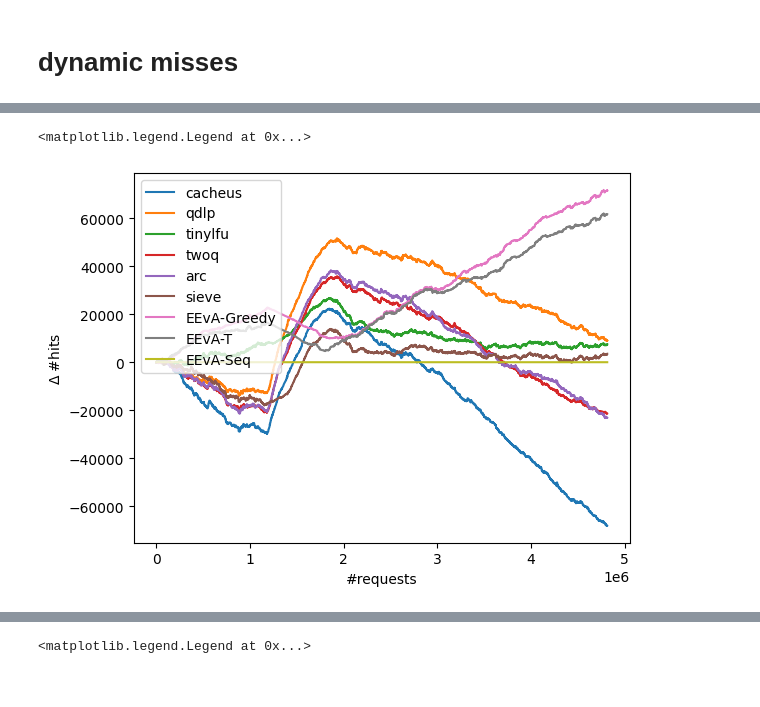
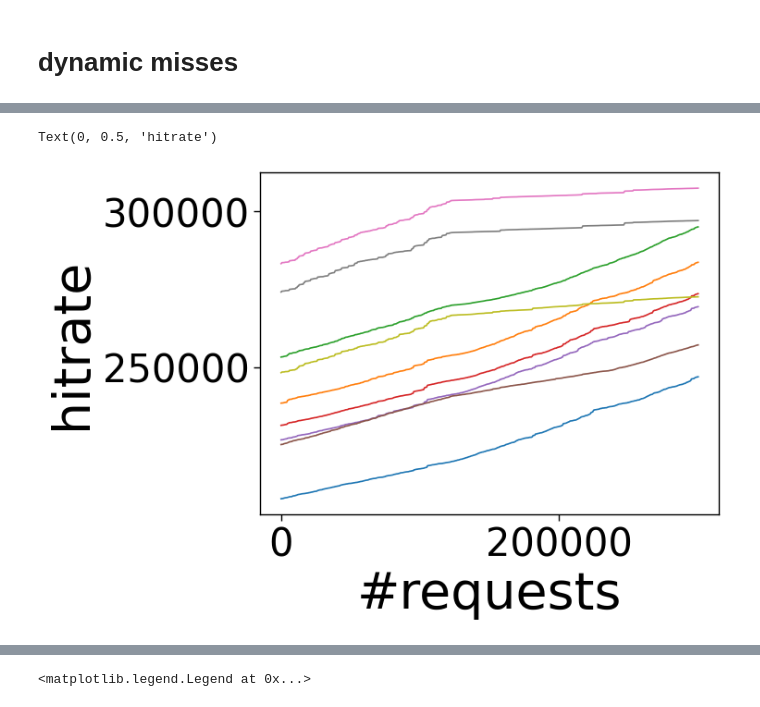
Before and after one commit to tmp2035/eeva, a Jupyter notebook: experiment_helpers/script_user.ipynb, the cells around one changed output, grey strips where cells are left out. Saved outputs shown, nothing was run; the diff lists cells and outputs as text; code cells hidden in the pictures.

```diff
--- a/experiment_helpers/script_user.ipynb
+++ b/experiment_helpers/script_user.ipynb
@@ -143,3 +147,36 @@ for dd in dat:
     for alg in dd.keys():
         algs.append(alg)
         arrs.append(np.cumsum(dd[alg][2][2]))
+# %%
+import matplotlib.pyplot as plt
+from eeva.utils.drawer import get_fig_set_style
+
+fig, ax, colors = get_fig_set_style(len(algs), (1,1), (21,14))
+linestyles = ["dotted", "dashed", "solid"]
+sm_param = 500_000
+thinning_param = 15_000
+for i, (color, hits, alg) in enumerate(zip(colors, arrs, algs)):
+    data = (hits[sm_param:] - hits[:-sm_param])/sm_param
+    x_data = np.arange(0, len(data), thinning_param)
+    data = data[::thinning_param]
+    if alg.lower().startswith("eeva"):
+        ax.plot(x_data, data, color = color,
+                label = alg, linewidth=3, linestyle = linestyles[i%3])
+    else:
+        ax.plot(x_data, data, color = color, label = alg, linewidth=3)
+    # ax.plot(hits[:sm_param], label = alg)
+ax.set_xlabel(r"$\#$ requested pages")
+ax.set_ylabel("Sliding Hit Rate")
+# plt.legend(loc="upper left")
+
+h, legend_ = ax.get_legend_handles_labels()
+ax.axvline(x = 1_500_000, color = "black", linewidth = 5)
+fig.legend(
+        h[:],
+        legend_[:],
+        ncol=5,
+        bbox_to_anchor=(0.0, -0.08, 1, 0.10),
+        loc="outside upper left",
+        mode="expand",
+        borderaxespad=0,
+    )
@@ -146,10 +191,13 @@ for dd in dat:
 # %%
 import matplotlib.pyplot as plt
+# plt, ax =
 for hits, alg in zip(arrs, algs):
-    plt.plot((hits - arrs[-1]), label = alg)
-plt.xlabel("#requests")
-plt.ylabel(r"$\Delta$ #hits")
-plt.legend(loc="upper left")
+    hits = hits[1_800_000:2_100_000]
+    plt.plot((hits)) #/(np.arange(1, len(hits) + 1)), label = alg)
+    plt.xlabel("#requests")
+plt.ylabel(r"hitrate")
+# plt.legend(loc="lower right")
+# plt.gca().set_ylim([0.1, 0.2])
 # %% [output]
-<matplotlib.legend.Legend at 0x...>
+Text(0, 0.5, 'hitrate')
-[figure, old version]
+[figure, new version]
```
Also changed, not shown: parts of 4 cells of this notebook, 2 other files.
